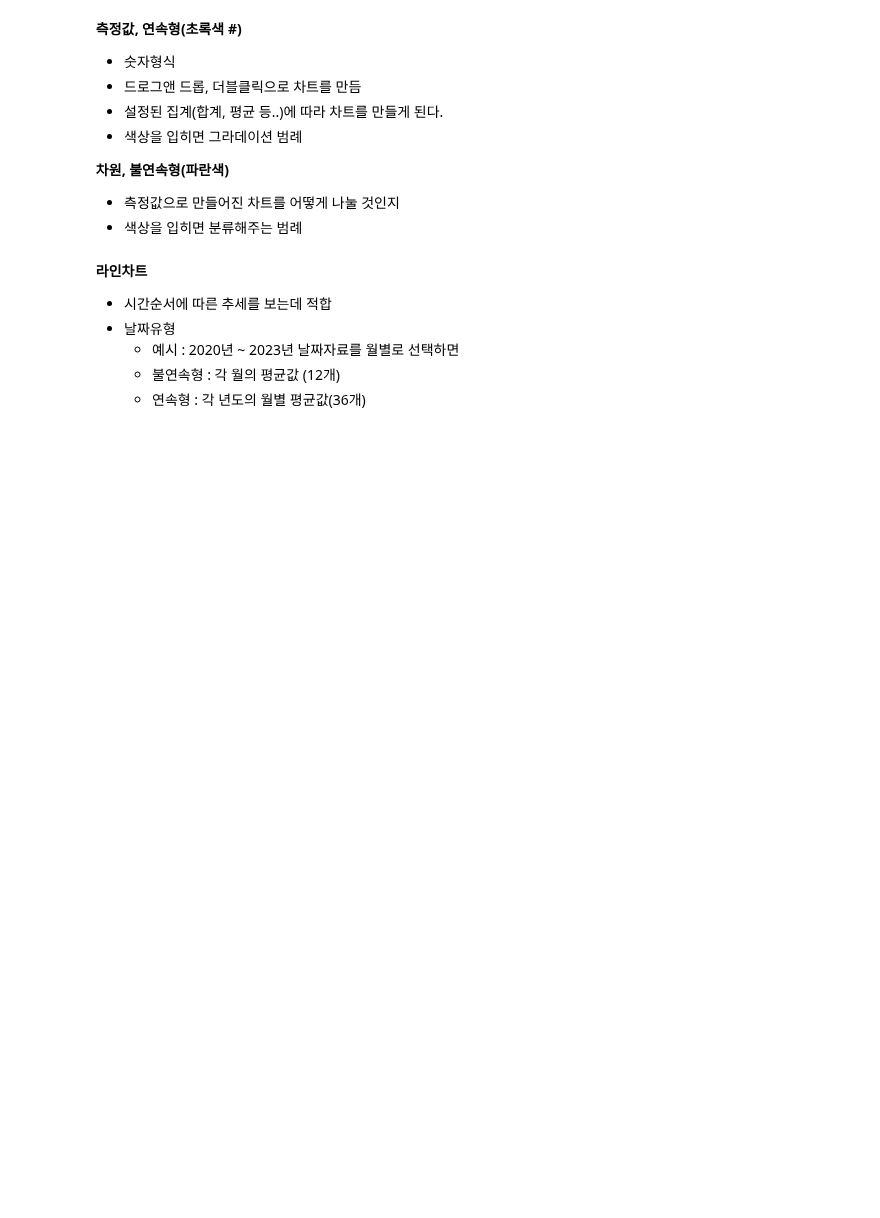
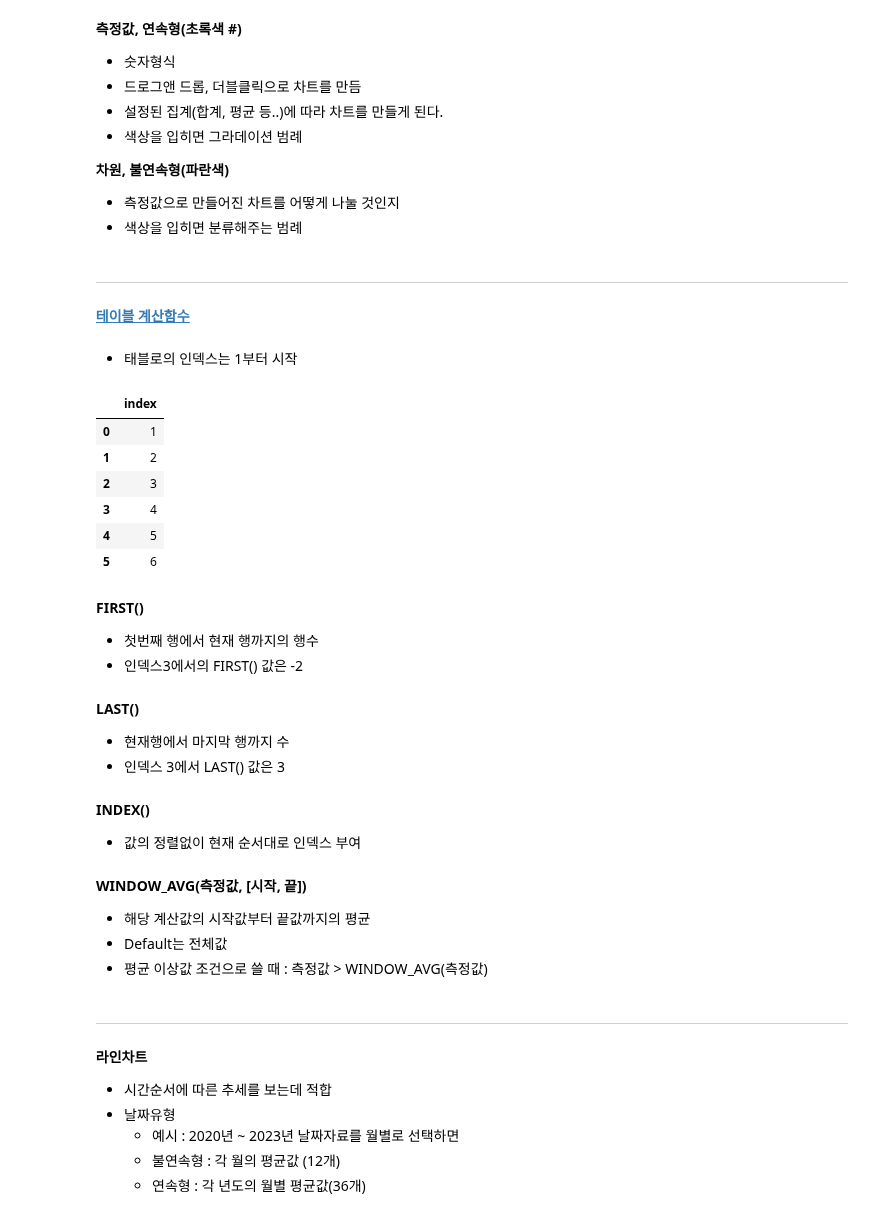
Before and after one commit to ev1025/DA_Study, a Jupyter notebook: Tableau.ipynb, the cells around one changed output. Saved outputs shown, nothing was run; the diff lists cells and outputs as text; code cells hidden in the pictures; blank space fills up the shorter version.

```diff
--- a/Tableau.ipynb
+++ b/Tableau.ipynb
@@ -24,3 +53,39 @@ SUM(매출) >= WINDOW_AVG(SUM(매출))
+# %% [markdown]
+---
+# %% [markdown]
+**[테이블 계산함수](https://help.tableau.com/current/pro/desktop/ko-kr/functions_functions_tablecalculation.htm)**
+# %% [markdown]
+- 태블로의 인덱스는 1부터 시작
+# %%
+import pandas as pd
+df = pd.DataFrame({'index':(1,2,3,4,5,6)})
+df
+# %% [output]
+|  | index |
+| 0 | 1 |
+| 1 | 2 |
+| 2 | 3 |
+| 3 | 4 |
+| 4 | 5 |
+| 5 | 6 |
+# %% [markdown]
+**FIRST()**
+- 첫번째 행에서 현재 행까지의 행수
+- 인덱스3에서의 FIRST() 값은 -2
+# %% [markdown]
+**LAST()**
+- 현재행에서 마지막 행까지 수
+- 인덱스 3에서 LAST() 값은 3
+# %% [markdown]
+**INDEX()**
+- 값의 정렬없이 현재 순서대로 인덱스 부여
+# %% [markdown]
+**WINDOW_AVG(측정값, [시작, 끝])**
+- 해당 계산값의 시작값부터 끝값까지의 평균
+- Default는 전체값
+- 평균 이상값 조건으로 쓸 때 : 측정값 > WINDOW_AVG(측정값)
+# %% [markdown]
+---
 # %% [markdown]
 **라인차트**
 - 시간순서에 따른 추세를 보는데 적합
```
Also changed, not shown: parts of 8 cells of this notebook.
